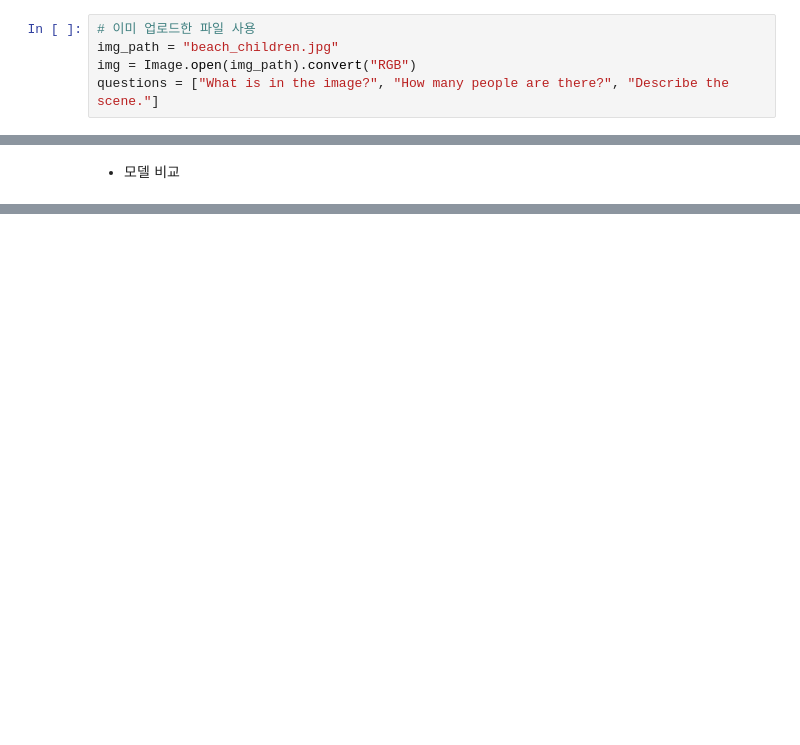
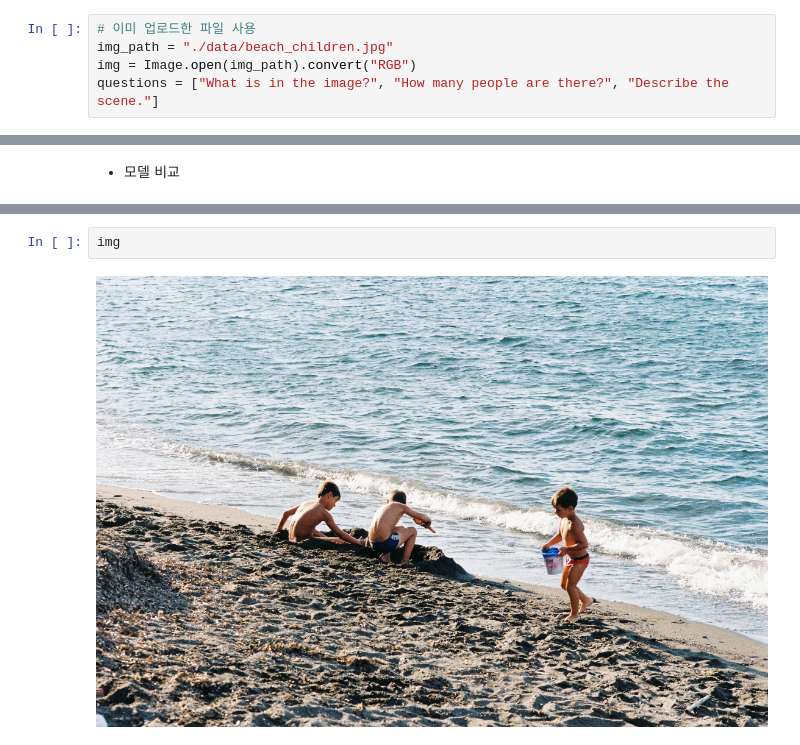
Before and after one commit to Sihyeon0123/AIVLE_School, a Jupyter notebook: (7주차) 시각 지능과 멀티모달 AI/3.3 BLIP와 LLaVA.ipynb, the cells around one changed output, grey strips where cells are left out. Cells and saved outputs as stored; diff of their text form; blank space fills up the shorter version.

```diff
--- a/(7주차) 시각 지능과 멀티모달 AI/3.3 BLIP와 LLaVA.ipynb
+++ b/(7주차) 시각 지능과 멀티모달 AI/3.3 BLIP와 LLaVA.ipynb
@@ -220,7 +218,7 @@ print(answer)
 ### (1) 테스트 이미지와 질문 준비
 # %%
 # 이미 업로드한 파일 사용
-img_path = "beach_children.jpg"
+img_path = "./data/beach_children.jpg"
 img = Image.open(img_path).convert("RGB")
 questions = ["What is in the image?", "How many people are there?", "Describe the scene."]
 # %% [markdown]
@@ -281,0 +311,4 @@ for q in questions:
+# %%
+img
+# %% [output]
+[figure, added]
```
Also changed, not shown: parts of 11 cells of this notebook, 6 other files.
